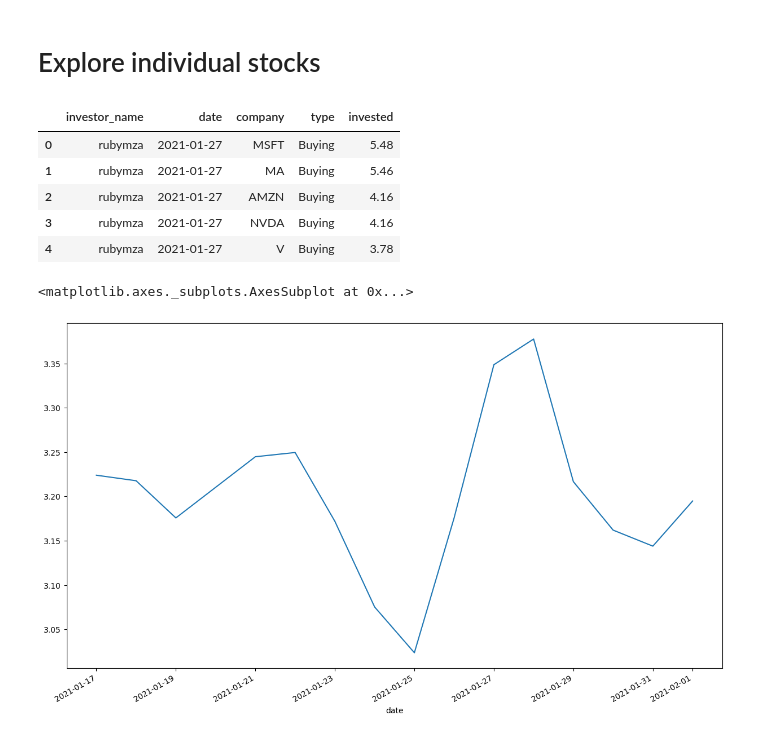
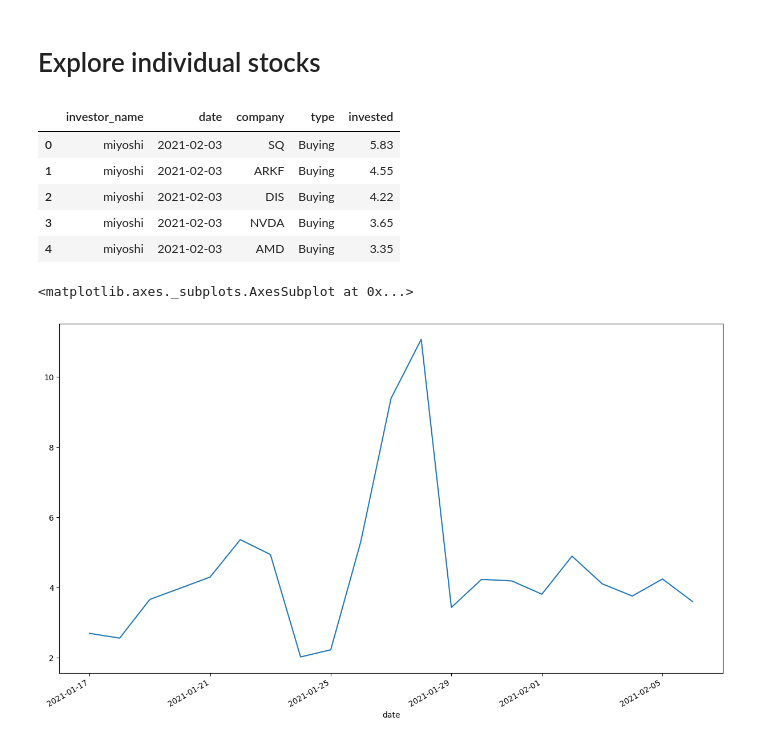
Before and after one commit to bstanie/beautiful-creature, a Jupyter notebook: notebooks/stock_advisor.ipynb, the cells around one changed output. Saved outputs shown, nothing was run; the diff lists cells and outputs as text; code cells hidden in the pictures.

```diff
--- a/notebooks/stock_advisor.ipynb
+++ b/notebooks/stock_advisor.ipynb
@@ -98,6 +114,14 @@ df["date"] = pd.to_datetime(df["date"],format='%y-%m-%d')
 # %%
+investor_portfolio = load_investor_portfolio()
+investor_summary = load_investor_summary()
+
+investor_summary_df = pd.DataFrame(investor_summary)
+investor_portfolio = pd.DataFrame(investor_portfolio)
+investor_portfolio = investor_portfolio.astype({'invested': 'float32'})
+investor_portfolio["date"] = pd.to_datetime(investor_portfolio["date"],format='%y-%m-%d')
+
 investor_mapping = dict(zip(investor_summary_df["CustomerId"],investor_summary_df["UserName"]))
-investor_summary_df = investor_summary_df.set_index("CustomerId")
+investor_summary_df = investor_summary_df.set_index(["CustomerId","UserName"])
 investor_summary_df = investor_summary_df[['Gain', 'DailyGain', 'ThisWeekGain', 'RiskScore', 'MaxDailyRiskScore',
        'MaxMonthlyRiskScore', 'Copiers', 'CopyTradesPct', 'Trades', 'WinRatio',
        'DailyDD', 'WeeklyDD', 'ActiveWeeks','WeeksSinceRegistration']]
@@ -105,5 +129,4 @@ investor_summary_df = investor_summary_df[['Gain', 'DailyGain', 'ThisWeekGain',
 for col in investor_summary_df:
     investor_summary_df[col] = investor_summary_df[col].apply(lambda x: str(x).replace("$","").replace("+","").replace("M","")).astype(np.float32)
 
-
-investor_summary = StandardScaler().fit_transform(investor_summary_df)
+investor_summary_df.head()
@@ -224,17 +246,17 @@ for investor_id in best_investors.index.values:
 # %% [markdown]
 # Explore individual stocks
 # %%
-df.head()
+investor_portfolio.head()
 # %% [output]
 |  | investor_name | date | company | type | invested |
-| 0 | rubymza | 2021-01-27 | MSFT | Buying | 5.48 |
-| 1 | rubymza | 2021-01-27 | MA | Buying | 5.46 |
-| 2 | rubymza | 2021-01-27 | AMZN | Buying | 4.16 |
-| 3 | rubymza | 2021-01-27 | NVDA | Buying | 4.16 |
-| 4 | rubymza | 2021-01-27 | V | Buying | 3.78 |
+| 0 | miyoshi | 2021-02-03 | SQ | Buying | 5.83 |
+| 1 | miyoshi | 2021-02-03 | ARKF | Buying | 4.55 |
+| 2 | miyoshi | 2021-02-03 | DIS | Buying | 4.22 |
+| 3 | miyoshi | 2021-02-03 | NVDA | Buying | 3.65 |
+| 4 | miyoshi | 2021-02-03 | AMD | Buying | 3.35 |
 # %%
-df[df.company=='NVDA'].groupby('date')['invested'].mean().plot()
+investor_portfolio[investor_portfolio.company=='GME'].groupby('date')['invested'].mean().plot()
 # %% [output]
 <matplotlib.axes._subplots.AxesSubplot at 0x...>
-[figure, old version]
+[figure, new version]
 # %%
```
Also changed, not shown: parts of 27 cells of this notebook.
